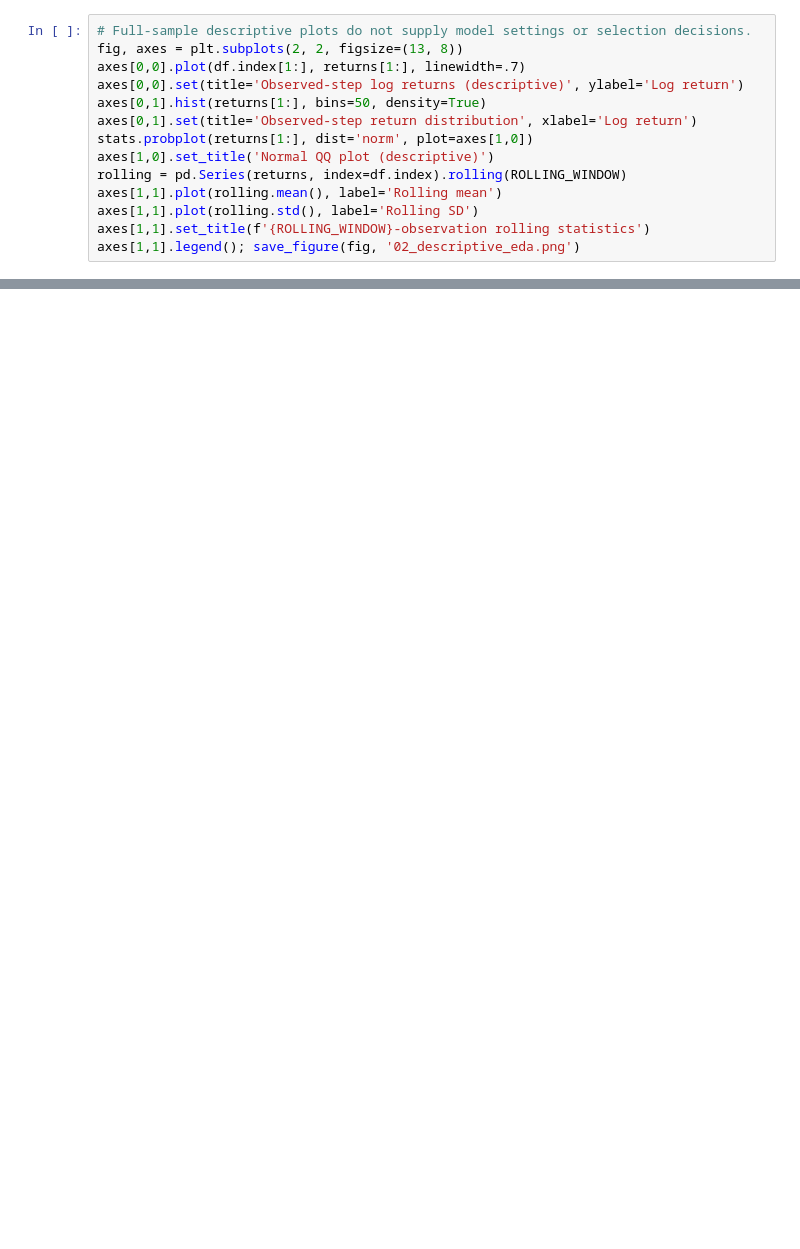
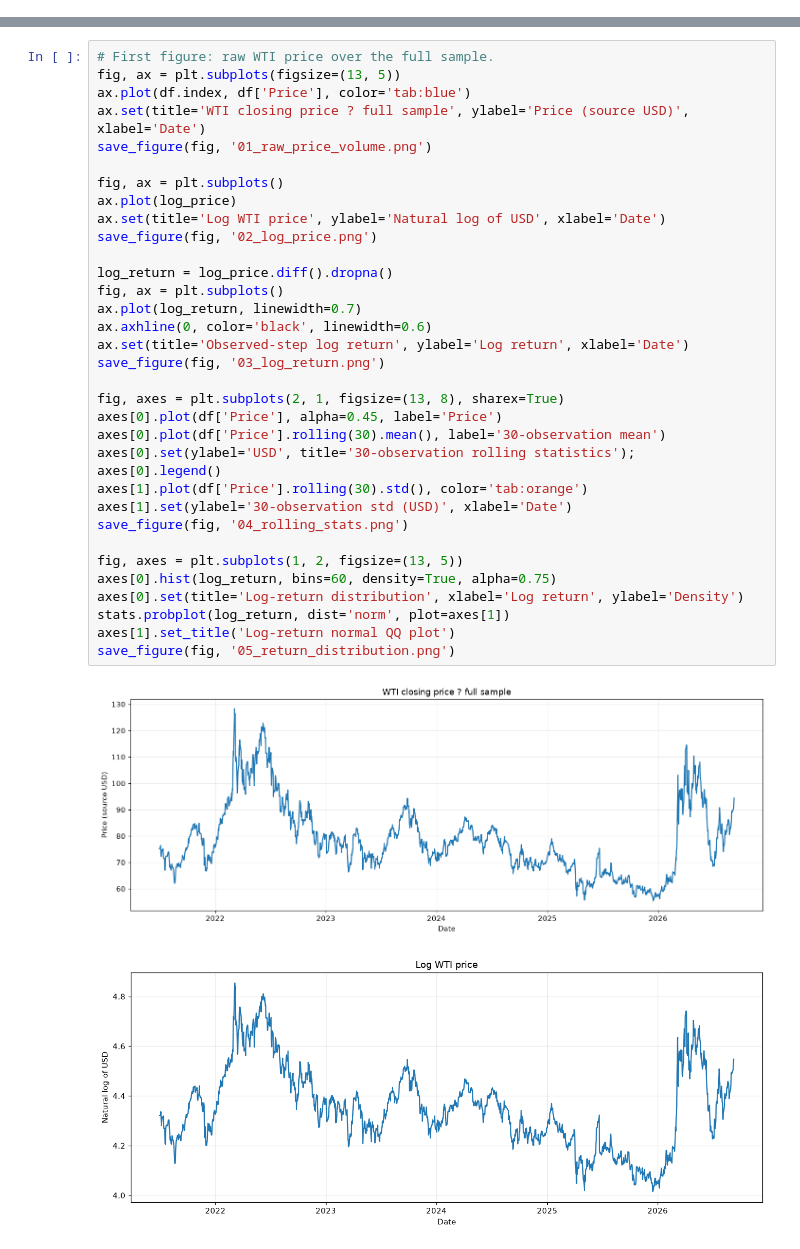
Before and after one commit to KOLLAWAT09/PROJECT_STAT, a Jupyter notebook: WTI_TEST/ARIMA_WTI.ipynb, the cells around one changed output, grey strips where cells are left out. Saved outputs shown, nothing was run; the diff lists cells and outputs as text; blank space fills up the shorter version.

```diff
--- a/WTI_TEST/ARIMA_WTI.ipynb
+++ b/WTI_TEST/ARIMA_WTI.ipynb
@@ -251,14 +0,0 @@ These full-sample plots describe the supplied data; model settings remain the pr
-# %%
-# Full-sample descriptive plots do not supply model settings or selection decisions.
-fig, axes = plt.subplots(2, 2, figsize=(13, 8))
-axes[0,0].plot(df.index[1:], returns[1:], linewidth=.7)
-axes[0,0].set(title='Observed-step log returns (descriptive)', ylabel='Log return')
-axes[0,1].hist(returns[1:], bins=50, density=True)
-axes[0,1].set(title='Observed-step return distribution', xlabel='Log return')
-stats.probplot(returns[1:], dist='norm', plot=axes[1,0])
-axes[1,0].set_title('Normal QQ plot (descriptive)')
-rolling = pd.Series(returns, index=df.index).rolling(ROLLING_WINDOW)
-axes[1,1].plot(rolling.mean(), label='Rolling mean')
-axes[1,1].plot(rolling.std(), label='Rolling SD')
-axes[1,1].set_title(f'{ROLLING_WINDOW}-observation rolling statistics')
-axes[1,1].legend(); save_figure(fig, '02_descriptive_eda.png')
@@ -905,0 +243,36 @@ MAPE is an error percentage, not accuracy. Actual targets are checked for zeros;
+# %%
+# First figure: raw WTI price over the full sample.
+fig, ax = plt.subplots(figsize=(13, 5))
+ax.plot(df.index, df['Price'], color='tab:blue')
+ax.set(title='WTI closing price ? full sample', ylabel='Price (source USD)', xlabel='Date')
+save_figure(fig, '01_raw_price_volume.png')
+
+fig, ax = plt.subplots()
+ax.plot(log_price)
+ax.set(title='Log WTI price', ylabel='Natural log of USD', xlabel='Date')
+save_figure(fig, '02_log_price.png')
+
+log_return = log_price.diff().dropna()
+fig, ax = plt.subplots()
+ax.plot(log_return, linewidth=0.7)
+ax.axhline(0, color='black', linewidth=0.6)
+ax.set(title='Observed-step log return', ylabel='Log return', xlabel='Date')
+save_figure(fig, '03_log_return.png')
+
+fig, axes = plt.subplots(2, 1, figsize=(13, 8), sharex=True)
+axes[0].plot(df['Price'], alpha=0.45, label='Price')
+axes[0].plot(df['Price'].rolling(30).mean(), label='30-observation mean')
+axes[0].set(ylabel='USD', title='30-observation rolling statistics'); axes[0].legend()
+axes[1].plot(df['Price'].rolling(30).std(), color='tab:orange')
+axes[1].set(ylabel='30-observation std (USD)', xlabel='Date')
+save_figure(fig, '04_rolling_stats.png')
+
+fig, axes = plt.subplots(1, 2, figsize=(13, 5))
+axes[0].hist(log_return, bins=60, density=True, alpha=0.75)
+axes[0].set(title='Log-return distribution', xlabel='Log return', ylabel='Density')
+stats.probplot(log_return, dist='norm', plot=axes[1])
+axes[1].set_title('Log-return normal QQ plot')
+save_figure(fig, '05_return_distribution.png')
+# %% [output]
+[figure, added]
+[figure, added]
```
Also changed, not shown: parts of 68 cells of this notebook, 4 other files.
